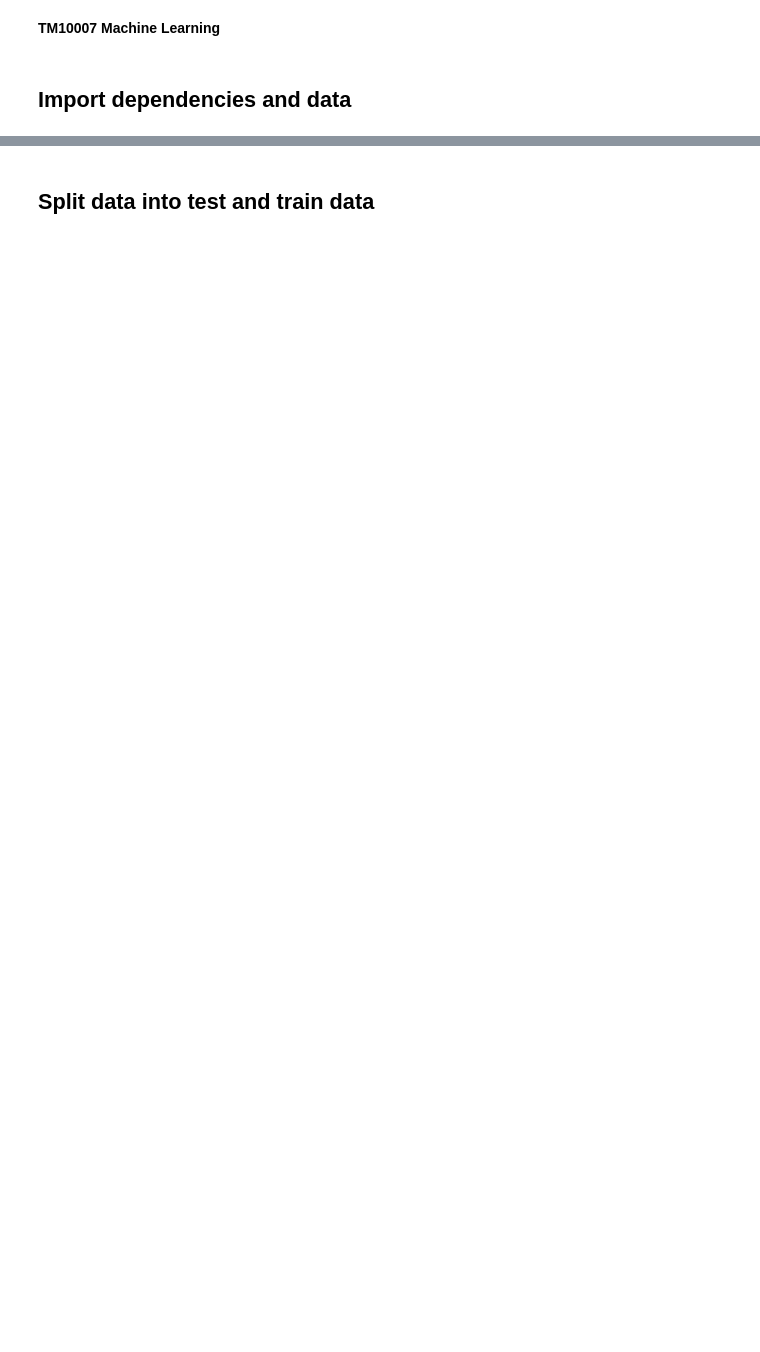
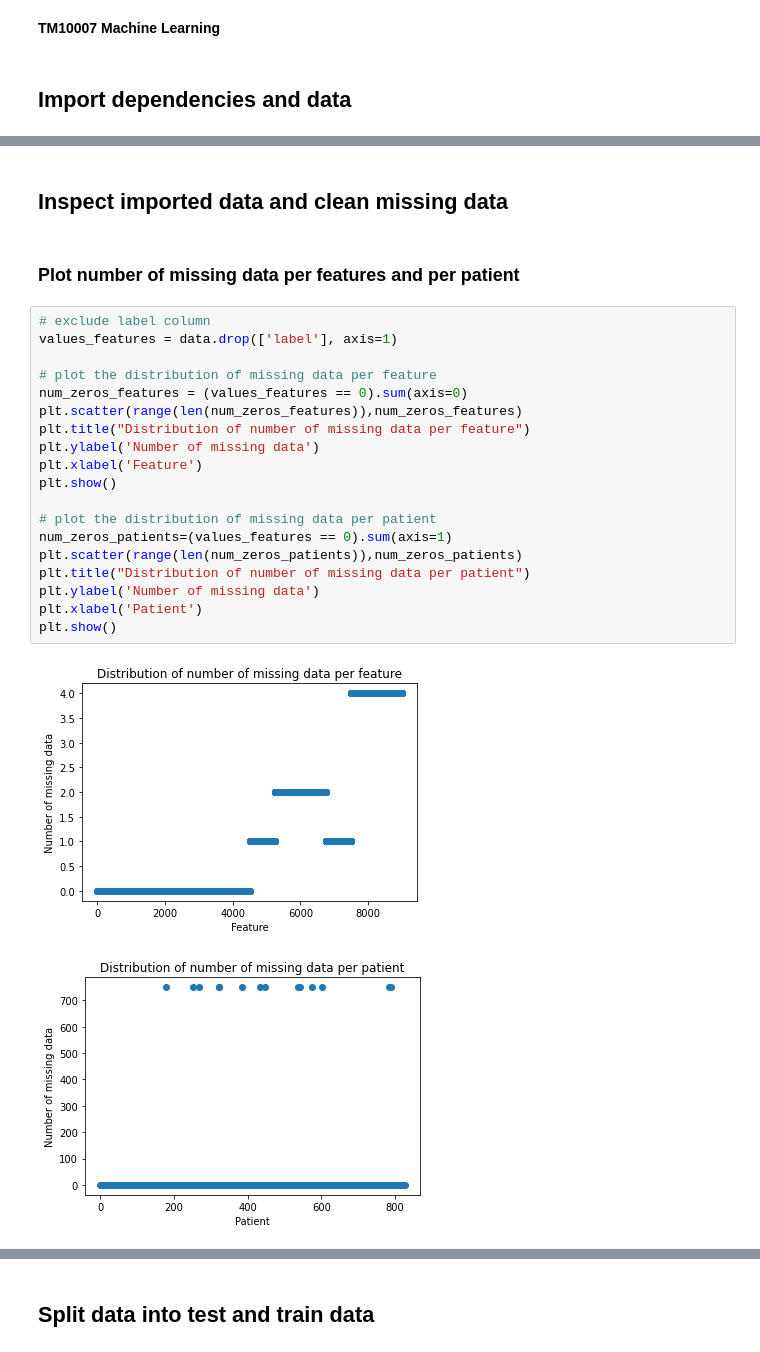
Before and after one commit to peterij/TM10007_Diagnosing_heart_disease, a Jupyter notebook: assignment.ipynb, the cells around one changed output, grey strips where cells are left out. Drawn from its saved outputs; the diff is of its cells as text; blank space fills up the shorter version.

```diff
--- a/assignment.ipynb
+++ b/assignment.ipynb
@@ -48,0 +42,26 @@ Unpacking objects: 100% (83/83), 67.93 MiB | 7.18 MiB/s, done.
+# %% [markdown]
+## Inspect imported data and clean missing data
+# %% [markdown]
+### Plot number of missing data per features and per patient
+# %%
+# exclude label column
+values_features = data.drop(['label'], axis=1)
+
+# plot the distribution of missing data per feature
+num_zeros_features = (values_features == 0).sum(axis=0)
+plt.scatter(range(len(num_zeros_features)),num_zeros_features)
+plt.title("Distribution of number of missing data per feature")
+plt.ylabel('Number of missing data')
+plt.xlabel('Feature')
+plt.show()
+
+# plot the distribution of missing data per patient
+num_zeros_patients=(values_features == 0).sum(axis=1)
+plt.scatter(range(len(num_zeros_patients)),num_zeros_patients)
+plt.title("Distribution of number of missing data per patient")
+plt.ylabel('Number of missing data')
+plt.xlabel('Patient')
+plt.show()
+# %% [output]
+[figure, added]
+[figure, added]
```
Also changed, not shown: parts of 8 cells of this notebook.
